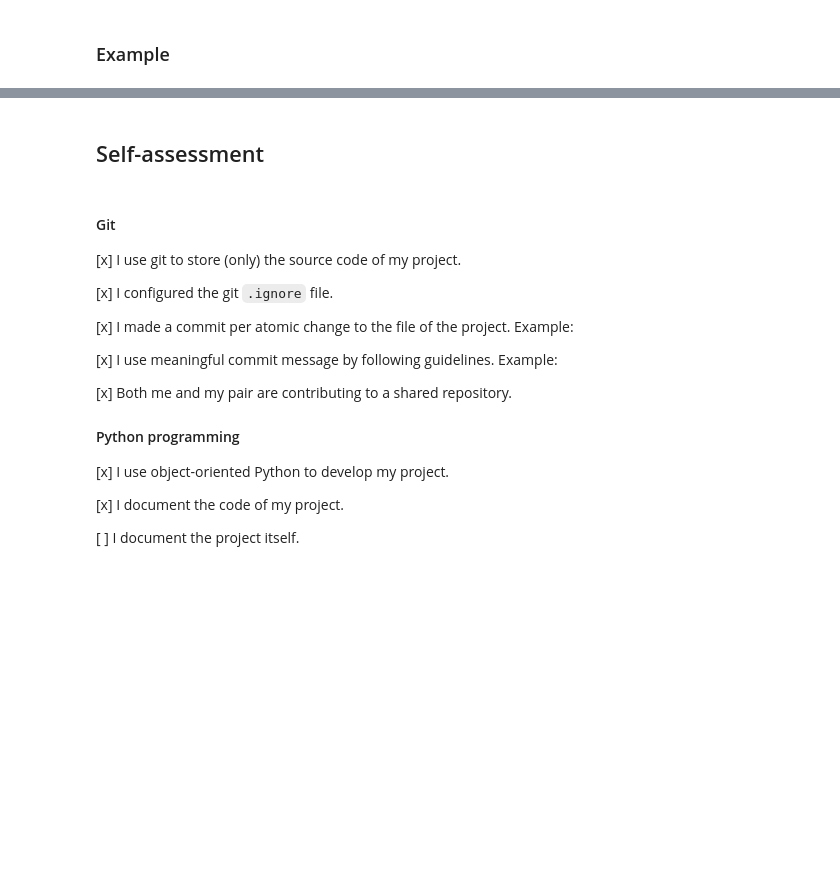
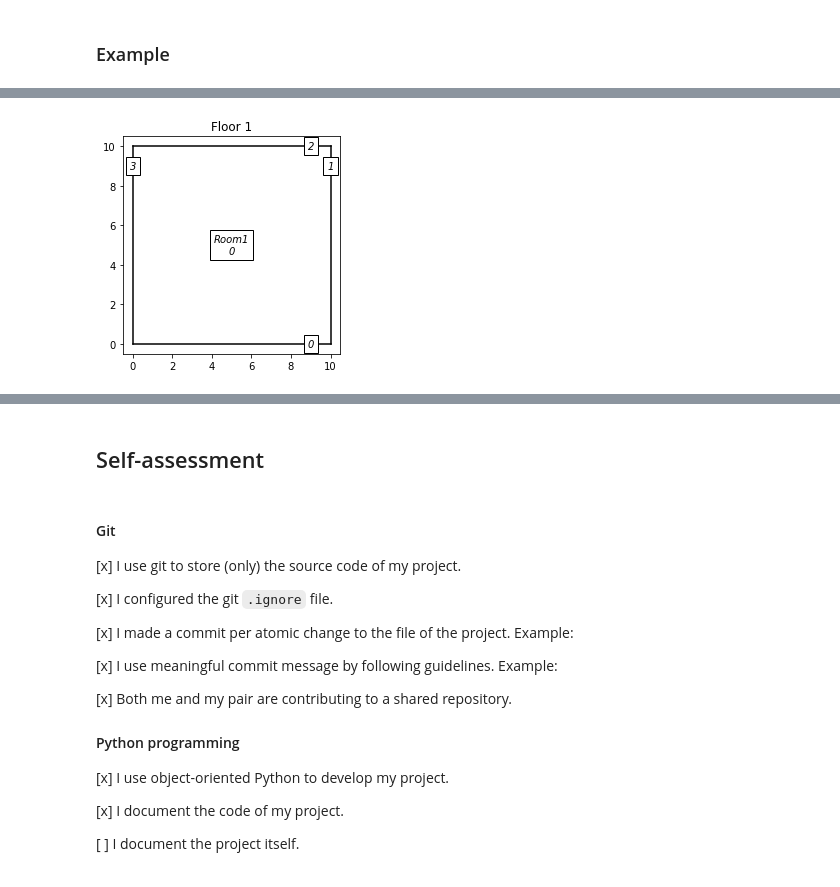
Before and after one commit to karim-zaidi/digital_twin, a Jupyter notebook: Showcase.ipynb, the cells around one changed output, grey strips where cells are left out. Drawn from its saved outputs; the diff is of its cells as text; code cells hidden in the pictures; blank space fills up the shorter version.

```diff
--- a/Showcase.ipynb
+++ b/Showcase.ipynb
@@ -95,0 +93,6 @@ AttributeError: 'Floor' object has no attribute 'get_dividers'
+# %%
+# 1st room
+building.add_area(1, 'Room1', [0, 1, 2, 3])
+building.visualize()
+# %% [output]
+[figure, added]
```
Also changed, not shown: parts of 12 cells of this notebook, 3 other files.
